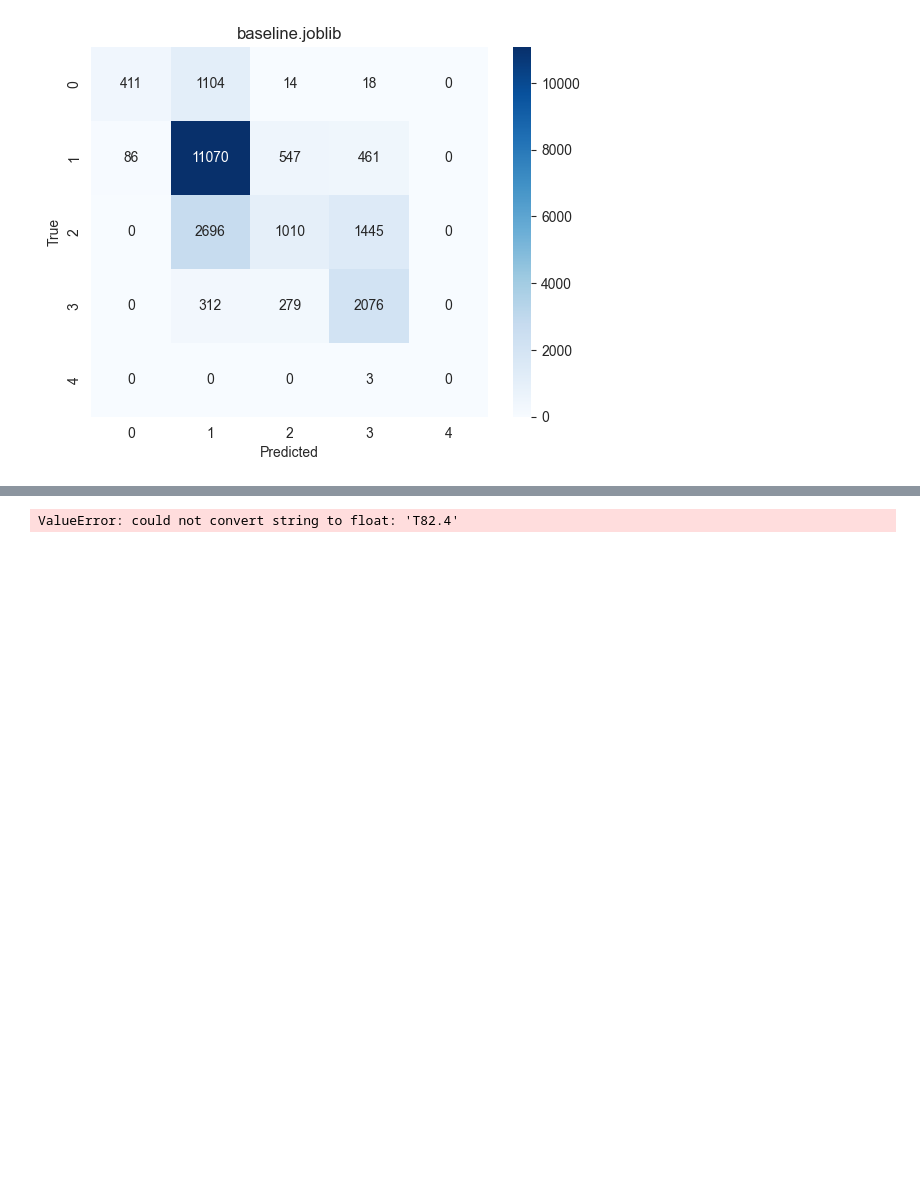
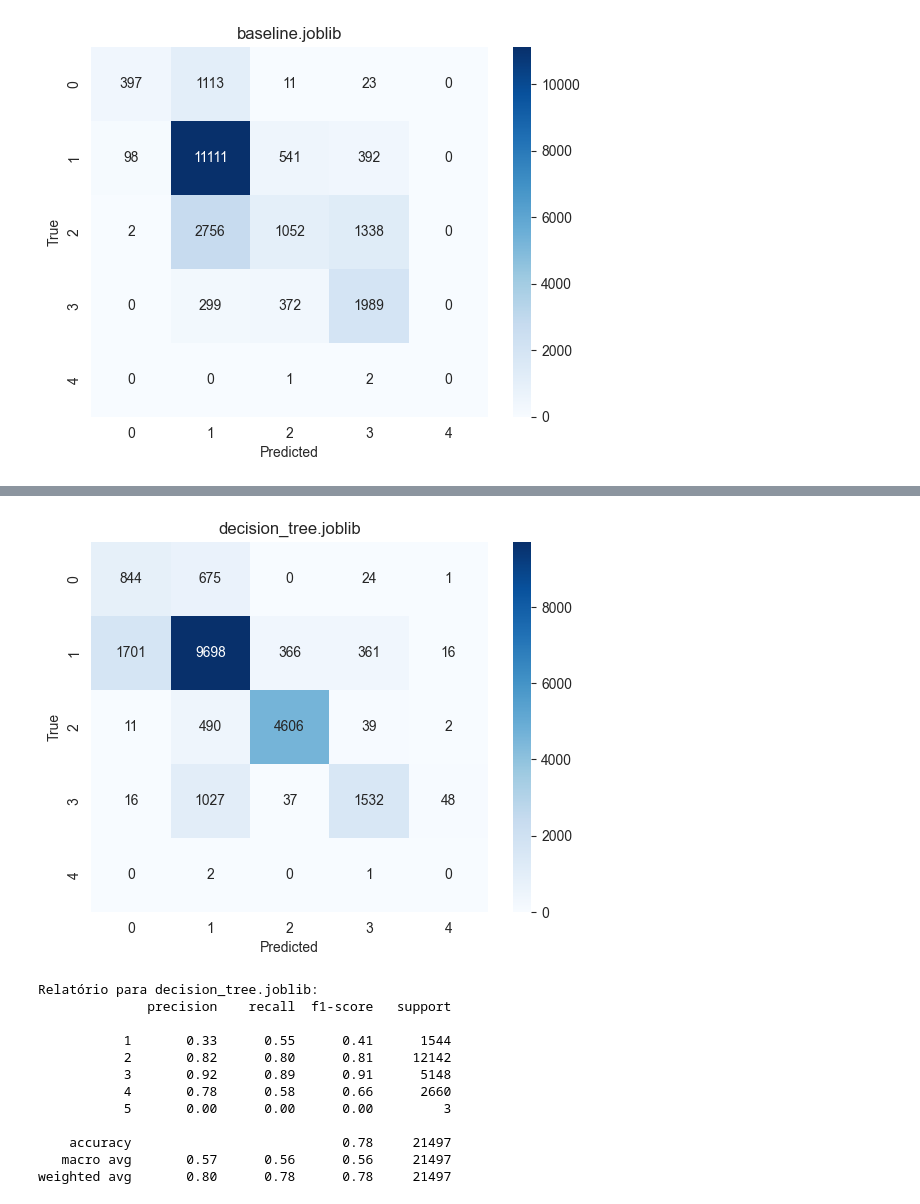
Before and after one commit to biammartins05-sketch/Triagem, a Jupyter notebook: data quality/testagem_modelos.ipynb, the cells around one changed output, grey strips where cells are left out. Drawn from its saved outputs; the diff is of its cells as text; code cells hidden in the pictures; blank space fills up the shorter version.

```diff
--- a/data quality/testagem_modelos.ipynb
+++ b/data quality/testagem_modelos.ipynb
@@ -25,13 +25,17 @@ target = "TriageGrade"
 
 y_test = val_df[target]
 # %%
-def evaluate_model(model,X,y):
+def evaluate_model(model, X, y):
     preds = model.predict(X)
+    # Gera o relatório como dicionário para extrair métricas por classe
+    report = classification_report(y, preds, output_dict=True, zero_division=0)
 
     return {
         "accuracy": accuracy_score(y, preds),
-        "precision": precision_score(y, preds, average="weighted"),
-        "recall": recall_score(y, preds, average="weighted"),
-        "f1": f1_score(y, preds, average="weighted"),
+        "precision": precision_score(y, preds, average="weighted", zero_division=0),
+        "recall": recall_score(y, preds, average="weighted", zero_division=0),
+        "f1": f1_score(y, preds, average="weighted", zero_division=0),
+        # Extrai o recall da classe 5 (ajusta para 5 ou '5' conforme o teu dataset)
+        "recall_class_5": report.get('5', report.get(5, {})).get('recall', 0),
         "preds": preds
     }
@@ -67,40 +132,74 @@ def multiclass_auc(y, probas):
 models_to_test = [
     "models/models/baseline.joblib",
     "models/models/decision_tree.joblib",
+    "models/models/decision_tree_new.joblib",
+    "models/models/decision_tree_new_weight.joblib",
     "models/models/modelo_logreg_multi.joblib",
-    'models/models/random_forest.joblib',]
+    "models/models/modelo_logreg_multi_new.joblib",
+    "models/models/modelo_logreg_multi_new_weight.joblib",
+    'models/models/random_forest.joblib',
+    'models/models/random_forest_new.joblib',
+    'models/models/random_forest_new_weight.joblib',
+]
 
 auc_results = []
 results =[]
+recall_per_class_data = [] # Corrigido: Inicialização necessária [1]
+
 for path in models_to_test:
     data = joblib.load(path)
-
     model = data["model"]
     features = data["features"]
-
     name = path.split("/")[-1]
 
-    X_test =val_df[features]
+    # Seleção de features simplificada
+    X_test_model = val_df[features] # Corrigido: Removida redundância [1]
 
-    X_test_model = X_test[features]
-
+    # Obtenção de predições e probabilidades
     preds = model.predict(X_test_model)
     probas = model.predict_proba(X_test_model)
+
+    # Cálculo das métricas
     auc = multiclass_auc(y_test, probas)
     out = evaluate_model(model, X_test_model, y_test)
 
+    # Relatório detalhado para extração de recall por classe
+    report = classification_report(y_test, preds, output_dict=True, zero_division=0)
+
+    # Coleta de recall individual por classe para o gráfico de barras
+    for label in np.unique(y_test).astype(str):
+        if label in report:
+            recall_per_class_data.append({
+                "model": name,
+                "class": f"Classe {label}",
+                "recall": report[label]['recall'] # Extrai o recall individual [7]
+            })
+
+    # Armazenamento dos resultados gerais
     results.append({
         "model": name,
         "accuracy": out["accuracy"],
         "precision": out["precision"],
         "recall": out["recall"],
-        "f1": out["f1"] })
+        "f1": out["f1"],
+        "recall_class_5": out["recall_class_5"] # Métrica prioritária [7]
+    })
 
     auc_results.append({
         "model": name,
-        "auc_macro_ovr": auc})
+        "auc_macro_ovr": auc
+    })
 
-    plot_cm(y_test, out["preds"], name)
+    # Visualização imediata por modelo
+    plot_cm(y_test, preds, name) # Usando preds já calculados
+    print(f"Relatório para {name}:")
     print(classification_report(y_test, preds, zero_division=0))
+
+# Criação dos DataFrames finais após o loop
+df_recalls_all = pd.DataFrame(recall_per_class_data)
+df_comp = pd.DataFrame(results)
+df_comp.sort_values("recall_class_5", ascending=False).plot(x="model", y="recall_class_5", kind="barh")
+plt.title("Comparação de Modelos: Recall na Classe 5 (Prioritário)")
+plt.show()
 # %% [output]
-[figure, old version]
+[figure, new version]
@@ -118 +218,13 @@ weighted avg       0.67      0.68      0.63     21532
+[figure, added]
-ValueError: could not convert string to float: 'T82.4'
+Relatório para decision_tree.joblib:
+              precision    recall  f1-score   support
+
+           1       0.33      0.55      0.41      1544
+           2       0.82      0.80      0.81     12142
+           3       0.92      0.89      0.91      5148
+           4       0.78      0.58      0.66      2660
+           5       0.00      0.00      0.00         3
+
+    accuracy                           0.78     21497
+   macro avg       0.57      0.56      0.56     21497
+weighted avg       0.80      0.78      0.78     21497
```
Also changed, not shown: parts of 10 cells of this notebook, 4 other files.
